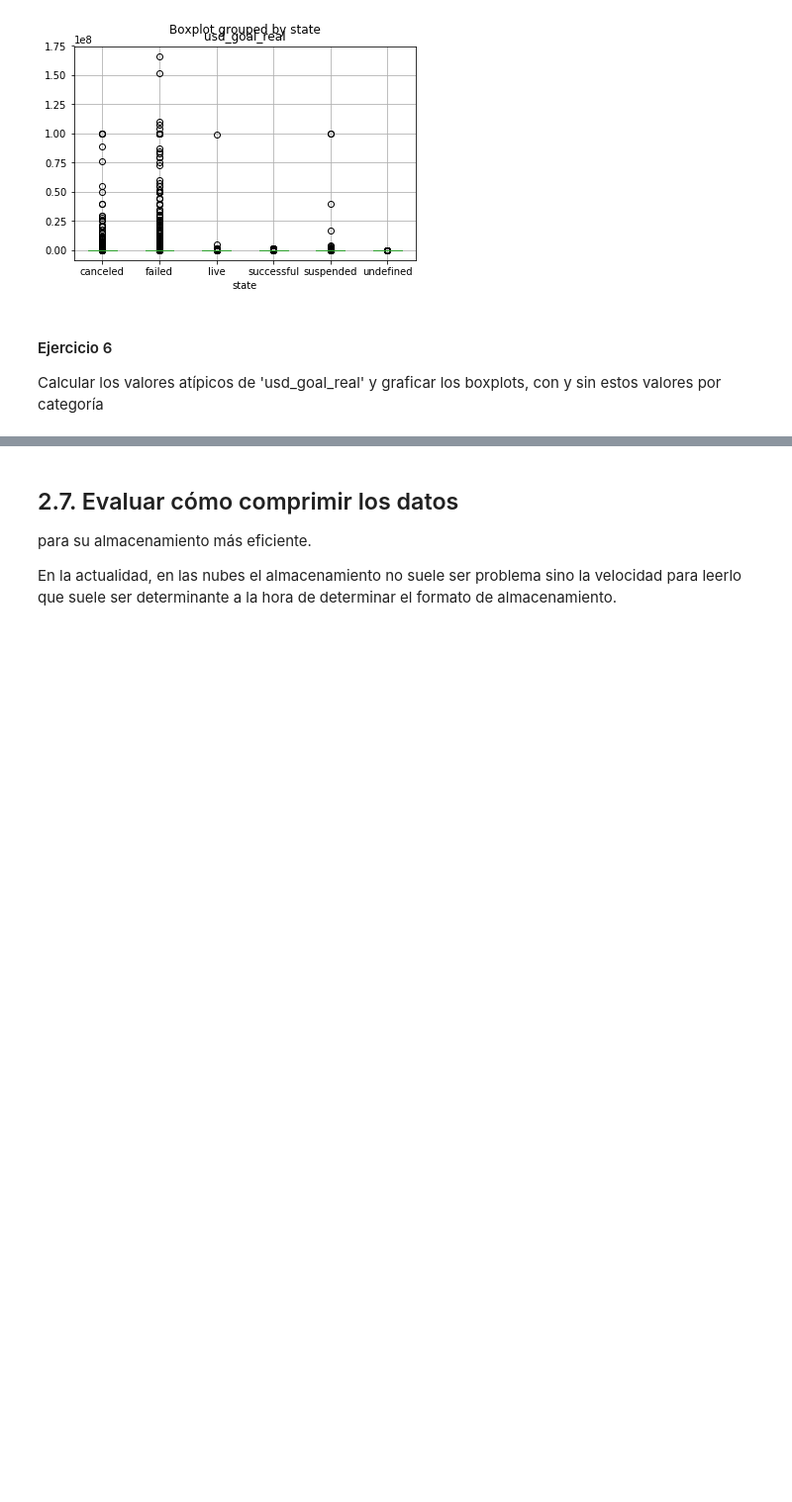
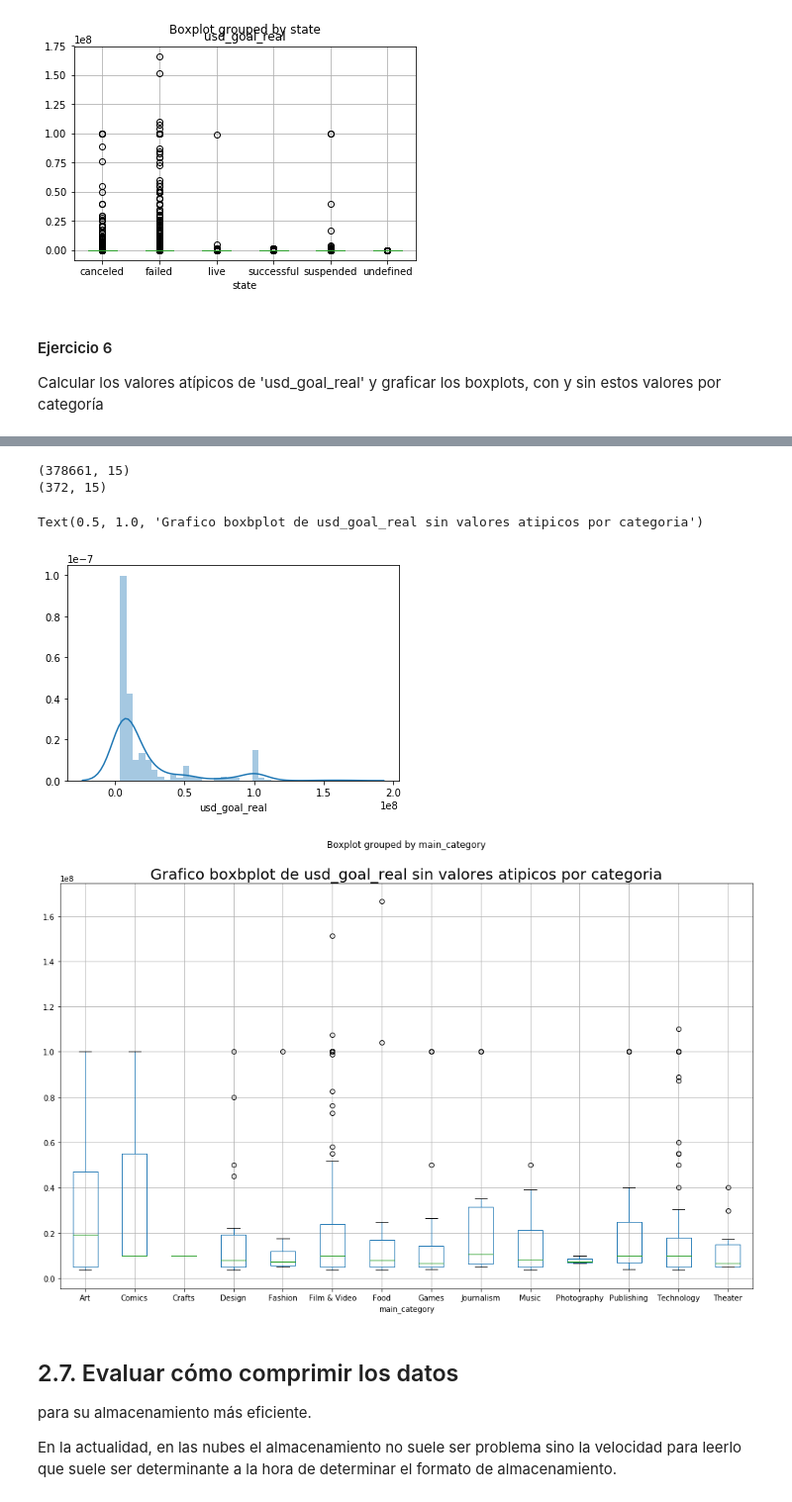
Before and after one commit to bomba1990/AnalisisYCuracion, a Jupyter notebook: notebooks/Limpieza.ipynb, the cells around one changed output, grey strips where cells are left out. Shown at 99% size. Cells and saved outputs as stored; diff of their text form; code cells hidden in the pictures; blank space fills up the shorter version.

```diff
--- a/notebooks/Limpieza.ipynb
+++ b/notebooks/Limpieza.ipynb
@@ -1166,3 +1177,17 @@ Calcular los valores atípicos de 'usd_goal_real' y graficar los boxplots, con y
+# %%
+outliersGoalReal = kickstarter_2018[kickstarter_2018.usd_goal_real > (kickstarter_2018.usd_goal_real.mean() +
+                                                            3 * kickstarter_2018.usd_goal_real.std())]
+print(kickstarter_2018.shape)
+print(outliersGoalReal.shape)
+seaborn.distplot(outliersGoalReal.usd_goal_real)
+ax = outliersGoalReal.boxplot(column='usd_goal_real',by='main_category', figsize=[16, 10])
+ax.set_title('Grafico boxbplot de usd_goal_real sin valores atipicos por categoria', fontsize=20)
+# %% [output]
+(378661, 15)
+(372, 15)
+Text(0.5, 1.0, 'Grafico boxbplot de usd_goal_real sin valores atipicos por categoria')
+[figure, added]
+[figure, added]
 # %% [markdown]
 ## 2.7. Evaluar cómo comprimir los datos
 para su almacenamiento más eficiente.
```
Also changed, not shown: parts of 3 cells of this notebook, 2 other files.
